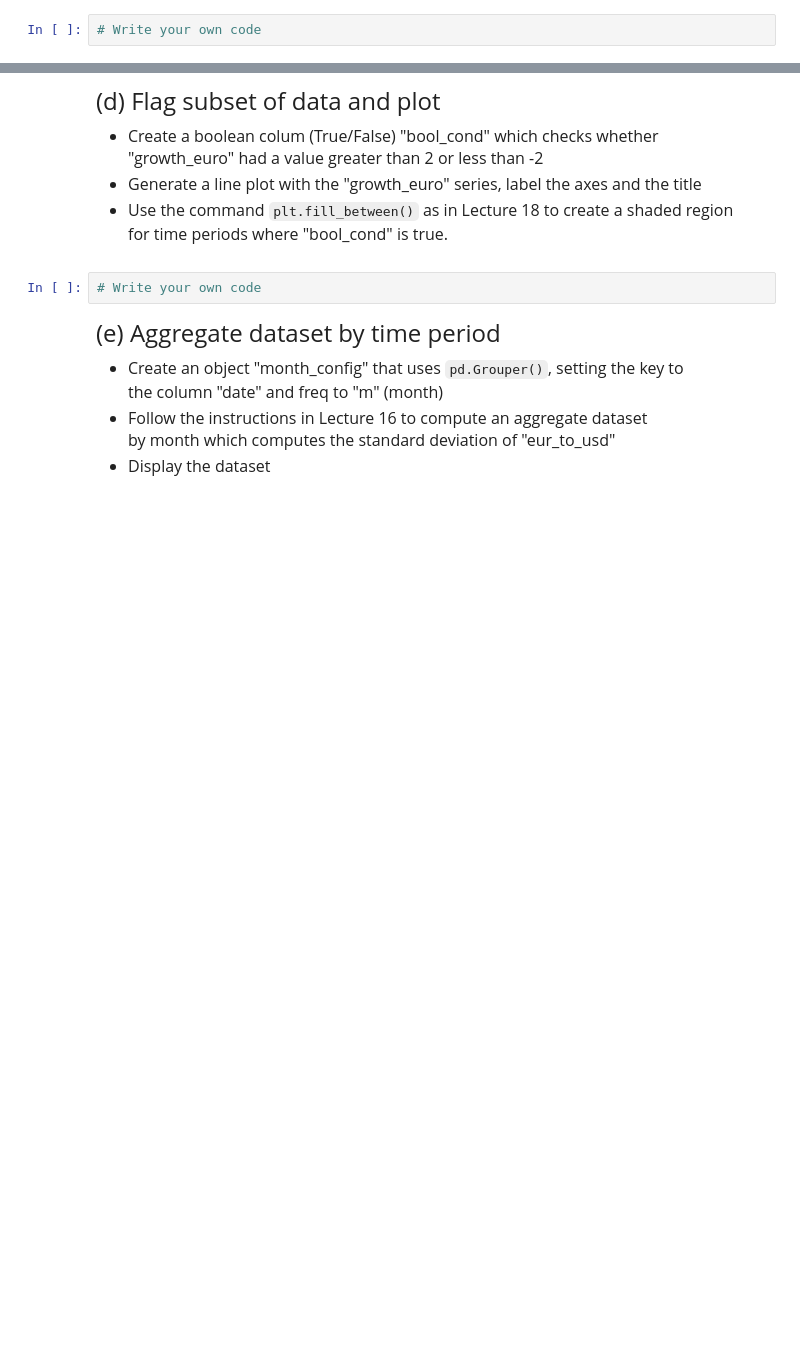
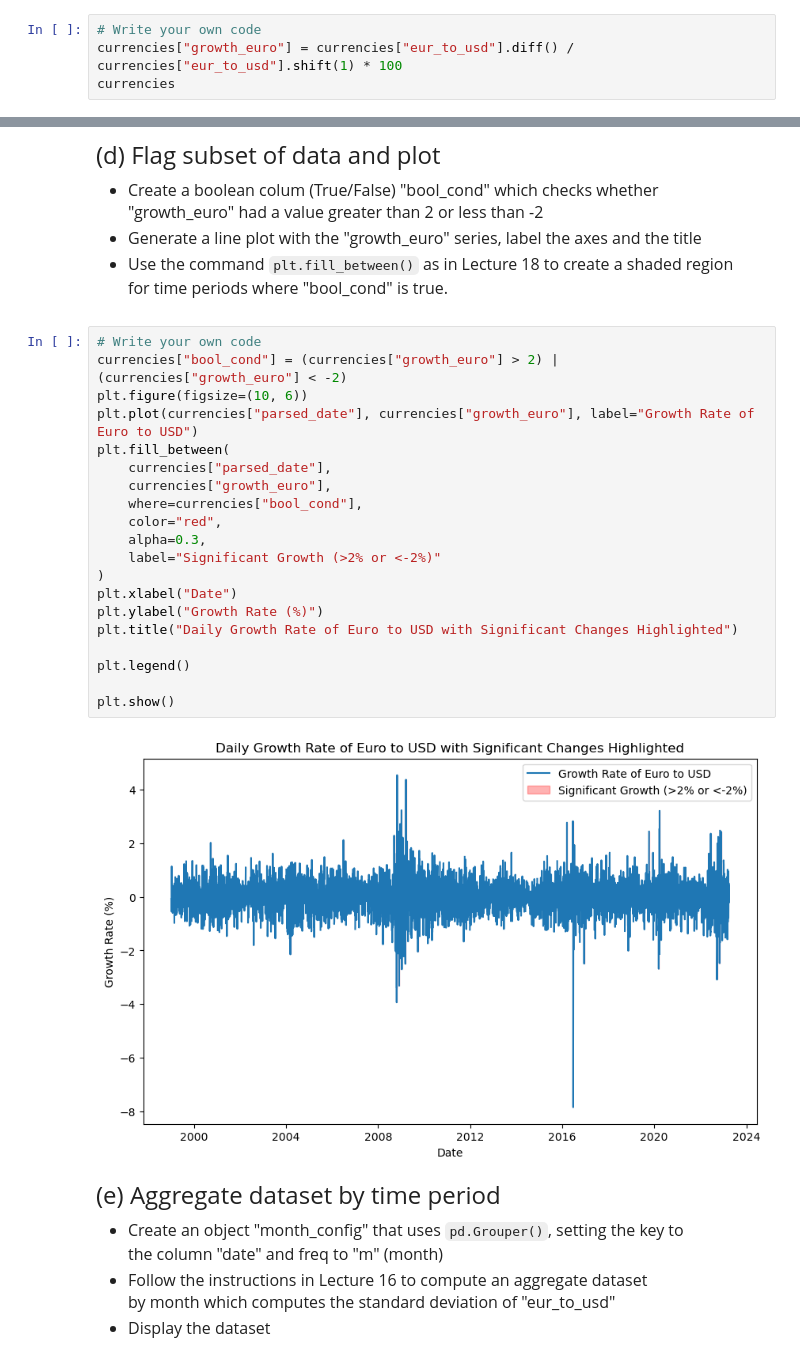
Before and after one commit to Lucas-Huang-EM/qtm151spring2025, a Jupyter notebook: Quiz4/Quiz4.ipynb, the cells around one changed output, grey strips where cells are left out. Drawn from its saved outputs; the diff is of its cells as text; blank space fills up the shorter version.

````diff
--- a/Quiz4/Quiz4.ipynb
+++ b/Quiz4/Quiz4.ipynb
@@ -87,3 +113,5 @@ growth rate of "eur_to_usd".
 Hint: Use ```.diff()``` and ```.shift(1)```
 # %%
 # Write your own code
+currencies["growth_euro"] = currencies["eur_to_usd"].diff() / currencies["eur_to_usd"].shift(1) * 100
+currencies
@@ -99,8 +141,28 @@
 - Generate a line plot with the "growth_euro" series, label the axes and the title
 - Use the command ```plt.fill_between()``` as in Lecture 18 to create a shaded region <br>
 for time periods where "bool_cond" is true.
-# %%
-# Write your own code
+# %%
+# Write your own code
+currencies["bool_cond"] = (currencies["growth_euro"] > 2) | (currencies["growth_euro"] < -2)
+plt.figure(figsize=(10, 6))
+plt.plot(currencies["parsed_date"], currencies["growth_euro"], label="Growth Rate of Euro to USD")
+plt.fill_between(
+    currencies["parsed_date"],
+    currencies["growth_euro"],
+    where=currencies["bool_cond"],
+    color="red",
+    alpha=0.3,
+    label="Significant Growth (>2% or <-2%)"
+)
+plt.xlabel("Date")
+plt.ylabel("Growth Rate (%)")
+plt.title("Daily Growth Rate of Euro to USD with Significant Changes Highlighted")
+
+plt.legend()
+
+plt.show()
+# %% [output]
+[figure, added]
 # %% [markdown]
 <font size = "5">
 
````
Also changed, not shown: parts of 8 cells of this notebook, 1 other file.
